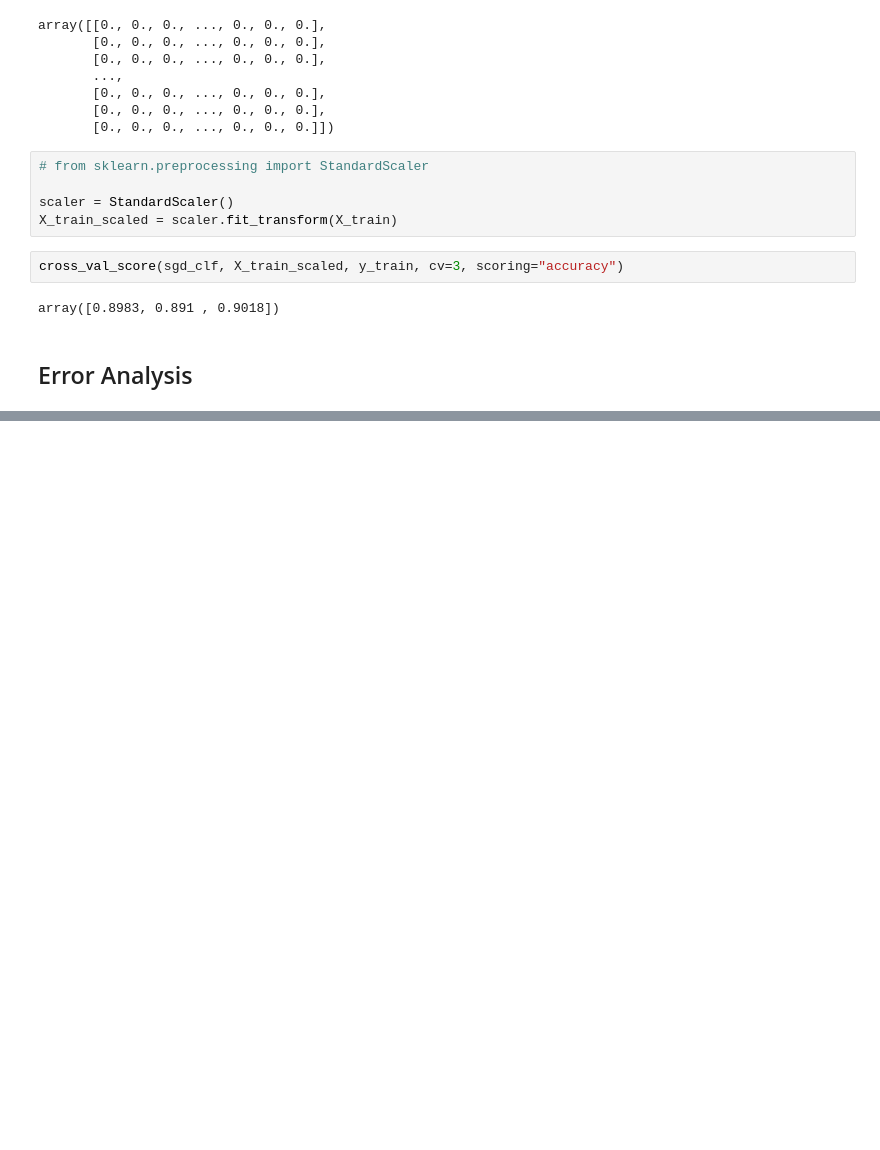
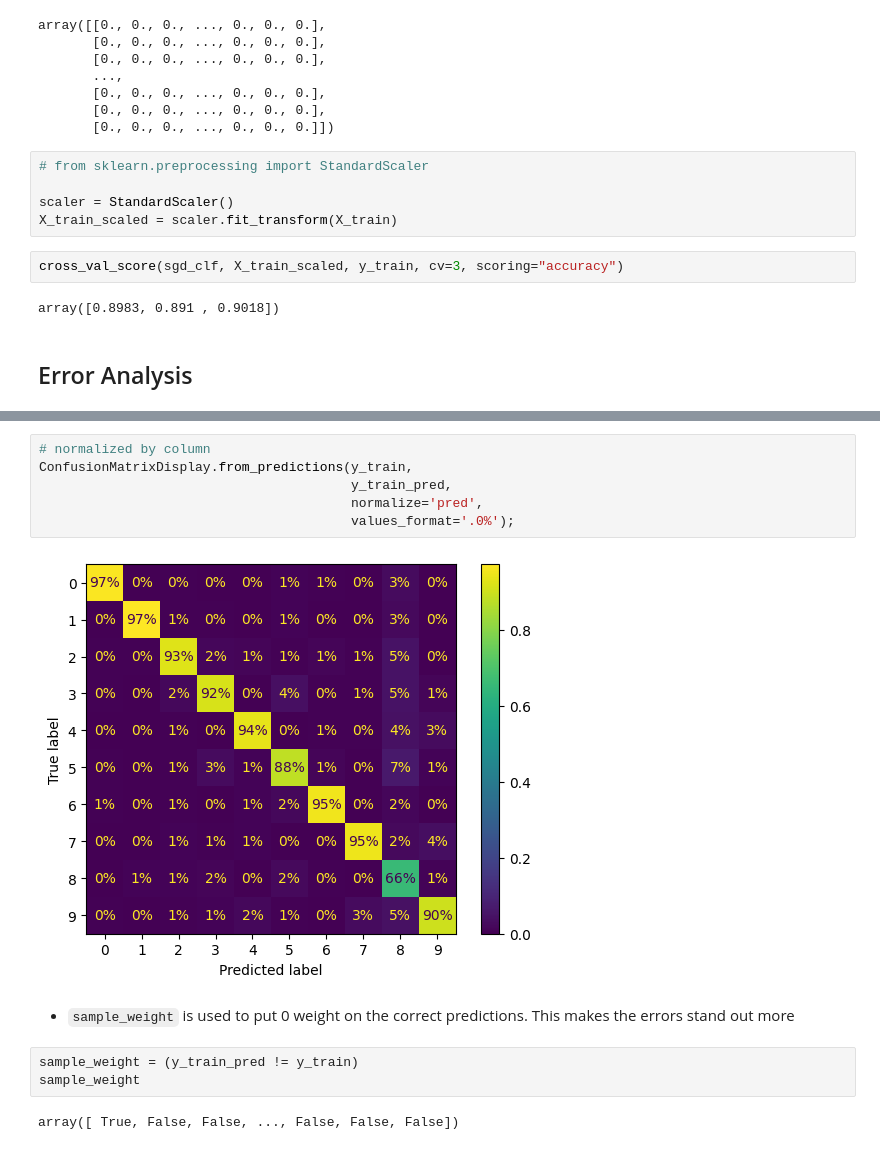
Before and after one commit to PaulToronto/Hands-on-Maching-Learning-Book, a Jupyter notebook: 3_Classification.ipynb, the cells around one changed output, grey strips where cells are left out. Cells and saved outputs as stored; diff of their text form; blank space fills up the shorter version.

```diff
--- a/3_Classification.ipynb
+++ b/3_Classification.ipynb
@@ -1178,0 +1236,15 @@ array([0.8983, 0.891 , 0.9018])
+# %%
+# normalized by column
+ConfusionMatrixDisplay.from_predictions(y_train,
+                                        y_train_pred,
+                                        normalize='pred',
+                                        values_format='.0%');
+# %% [output]
+[figure, added]
+# %% [markdown]
+- `sample_weight` is used to put 0 weight on the correct predictions. This makes the errors stand out more
+# %%
+sample_weight = (y_train_pred != y_train)
+sample_weight
+# %% [output]
+array([ True, False, False, ..., False, False, False])
```
Also changed, not shown: parts of 16 cells of this notebook.
